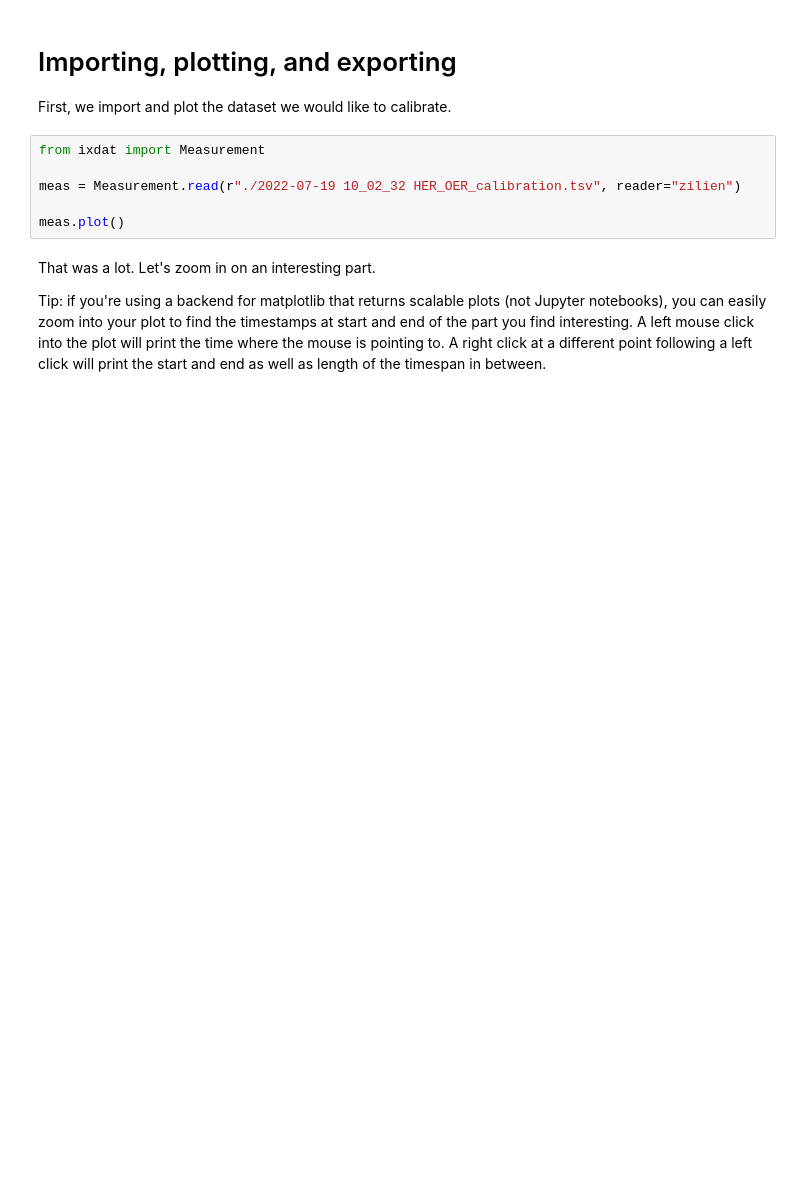
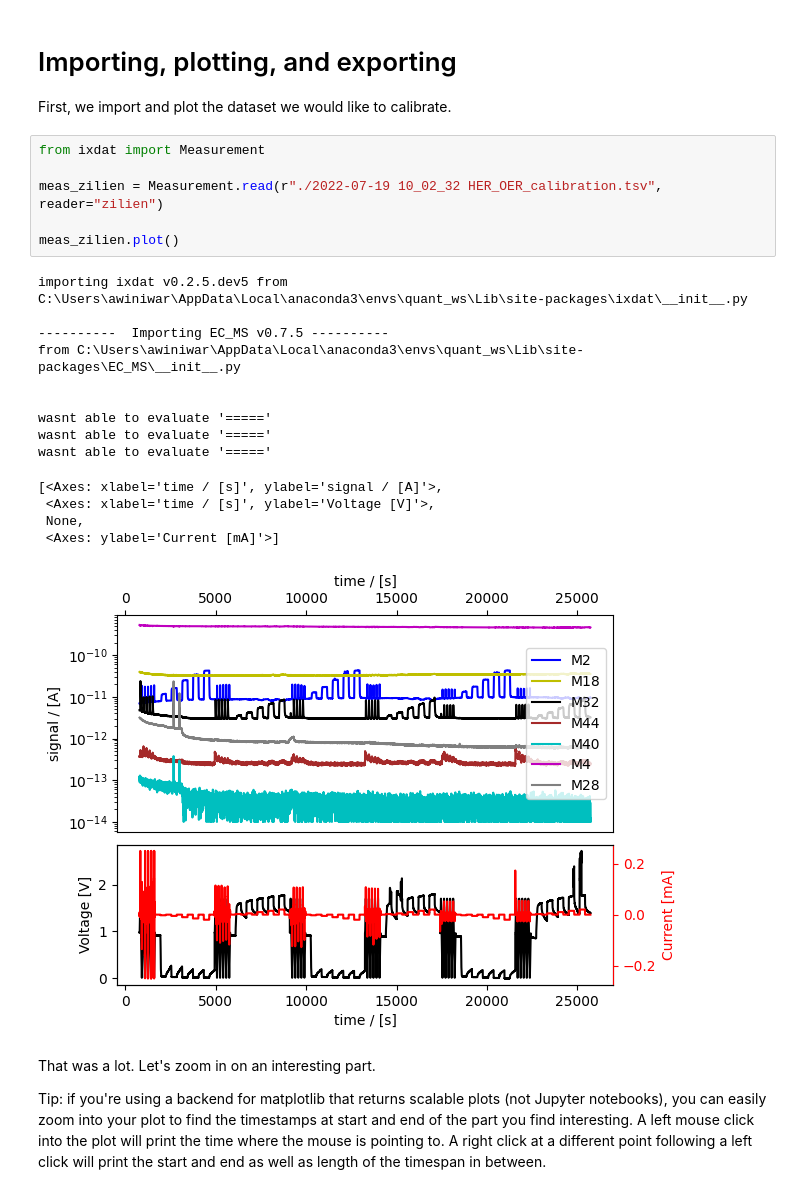
Before and after one commit to ixdat/tutorials, a Jupyter notebook: ec_ms_quantification/EC-MS_ixdat_tutorial.ipynb, the cells around one changed output. Cells and saved outputs as stored; diff of their text form; blank space fills up the shorter version.

```diff
--- a/ec_ms_quantification/EC-MS_ixdat_tutorial.ipynb
+++ b/ec_ms_quantification/EC-MS_ixdat_tutorial.ipynb
@@ -19,9 +21,24 @@ First, we import and plot the dataset we would like to calibrate.
 # %%
 from ixdat import Measurement
 
-meas = Measurement.read(r"./2022-07-19 10_02_32 HER_OER_calibration.tsv", reader="zilien")
+meas_zilien = Measurement.read(r"./2022-07-19 10_02_32 HER_OER_calibration.tsv", reader="zilien")
 
-meas.plot()
+meas_zilien.plot()
+# %% [output]
+importing ixdat v0.2.5.dev5 from C:\Users\awiniwar\AppData\Local\anaconda3\envs\quant_ws\Lib\site-packages\ixdat\__init__.py
+
+----------  Importing EC_MS v0.7.5 ----------
+from C:\Users\awiniwar\AppData\Local\anaconda3\envs\quant_ws\Lib\site-packages\EC_MS\__init__.py
+
+
+wasnt able to evaluate '====='
+wasnt able to evaluate '====='
+wasnt able to evaluate '====='
+[<Axes: xlabel='time / [s]', ylabel='signal / [A]'>,
+ <Axes: xlabel='time / [s]', ylabel='Voltage [V]'>,
+ None,
+ <Axes: ylabel='Current [mA]'>]
+[figure, added]
 # %% [markdown]
 That was a lot. Let's zoom in on an interesting part.
 
```
Also changed, not shown: parts of 41 cells of this notebook.
